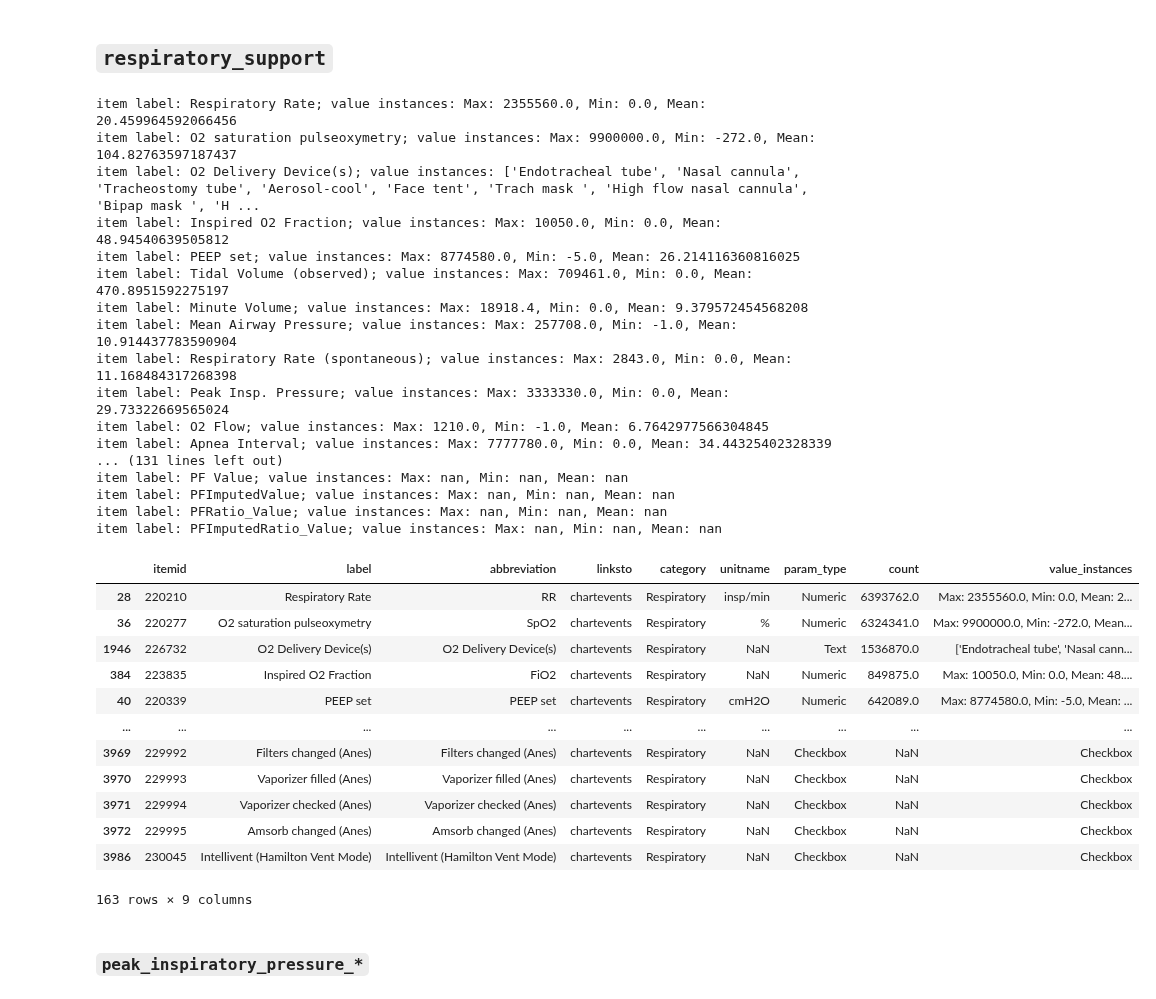
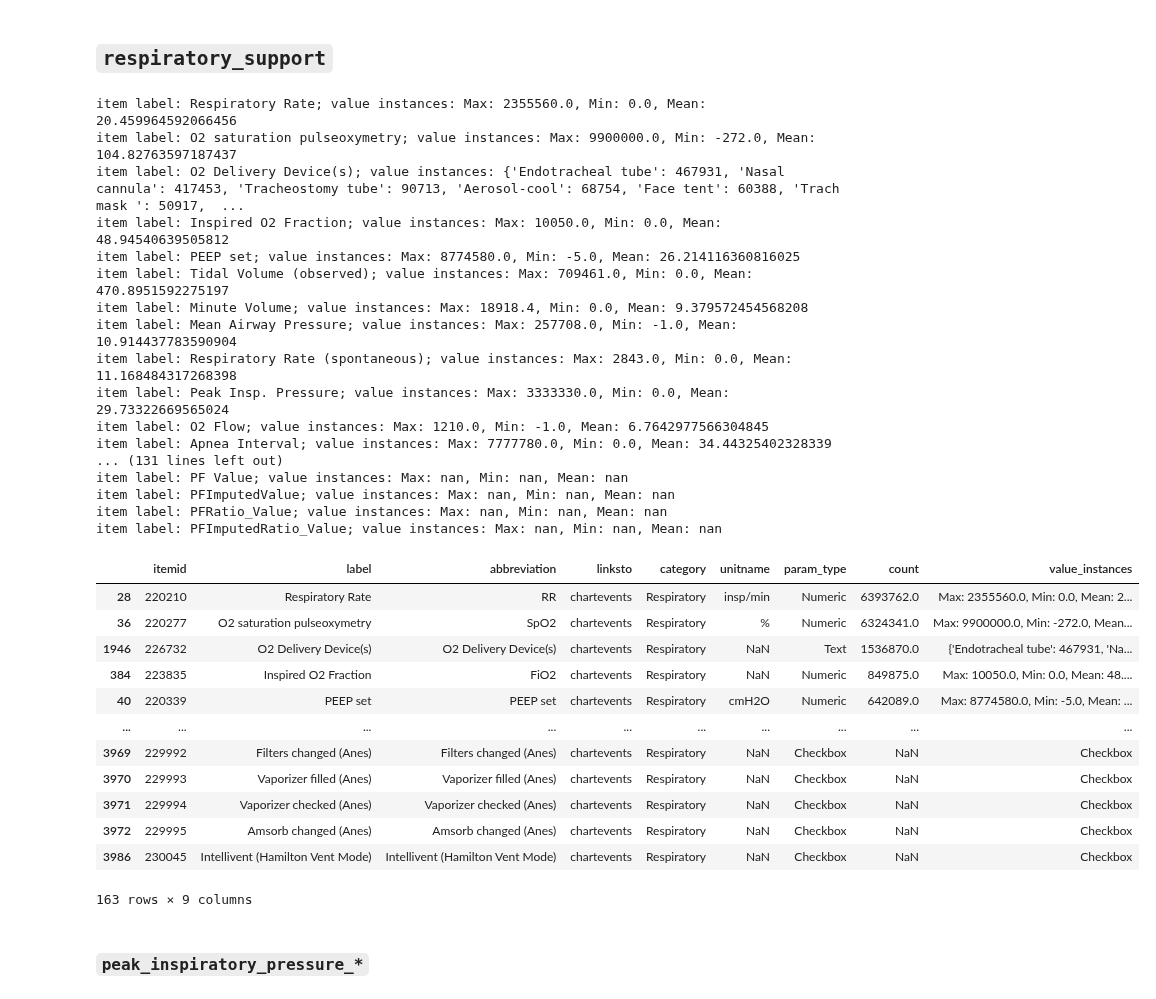
Before and after one commit to oldsandiaz/mimicclif, a Jupyter notebook: code/eda.ipynb, the cells around one changed output. Saved outputs shown, nothing was run; the diff lists cells and outputs as text; code cells hidden in the pictures.

Commit message:
started eda of the data structure of resp events

```diff
--- a/code/eda.ipynb
+++ b/code/eda.ipynb
@@ -38,11 +43,22 @@ outputevents = load_mimic_table("icu", "outputevents", "csv")
 # %% [markdown]
 ## `ItemFinder`
 # %%
-def item_id_to_events(item_id: int, df = chartevents):
+def item_id_to_feature_value(item_id: int, col: str):
+    '''
+    Find the corresponding feature value of an item by id.
+    i.e. find the label, or linksto, or item with id 226732.
+    '''
+    return d_items.loc[d_items["itemid"] == item_id, col].values[0]
+
+def item_id_to_events(item_id: int):
     '''
     Return all the events associated with an item id in a pandas df.
     '''
-    return df.loc[df["itemid"] == item_id, :]
+    # find whether it is chartevents, or procedure events, etc.
+    linksto_table_name = item_id_to_feature_value(item_id, "linksto")
+    # turn string into a dj object
+    linksto_df = globals()[linksto_table_name]
+    return linksto_df.loc[linksto_df["itemid"] == item_id, :]
 
 class ItemFinder():
     def __init__(self, kw, df = d_items, col: str = "label",
@@ -87,7 +103,6 @@ class ItemFinder():
                 events_df["itemid"].isin(self.kw_items_ids),
                 :
             ]
-
             # a df of item freq for one event type
             item_freq_df = kw_events_df.value_counts("itemid")
 
@@ -138,7 +153,7 @@ class ItemFinder():
         if param_type == "Numeric":
             val_instances = ItemFinder.item_id_to_value_instances_numeric(item_id)
         elif param_type == "Text":
-            val_instances = ItemFinder.item_id_to_value_instances_categorical(item_id)
+            val_instances = ItemFinder.item_id_to_value_instances_categorical(item_id).to_dict()
         else:
             return param_type
         print(f"item label: {label}; value instances: {str(val_instances)}")
@@ -150,7 +165,7 @@ class ItemFinder():
         Return all the unique categories
         '''
         assoc_chartevents = chartevents.loc[chartevents["itemid"] == item_id, :]
-        categories = assoc_chartevents.value_counts("value").index.to_list()
+        categories = assoc_chartevents.value_counts("value") # a pd series
         return categories
 
     @staticmethod
@@ -553,30 +568,30 @@ ItemFinder("protein").create_candidate_table()
 # %% [markdown]
 ## `respiratory_support`
 # %%
-resp_df = ItemFinder("Respiratory", col="category").candidate_table
-resp_df
+resp_items_df = ItemFinder("Respiratory", col="category").candidate_table
+resp_items_df
 # %% [output]
 item label: Respiratory Rate; value instances: Max: 2355560.0, Min: 0.0, Mean: 20.459964592066456
 item label: O2 saturation pulseoxymetry; value instances: Max: 9900000.0, Min: -272.0, Mean: 104.82763597187437
-item label: O2 Delivery Device(s); value instances: ['Endotracheal tube', 'Nasal cannula', 'Tracheostomy tube', 'Aerosol-cool', 'Face tent', 'Trach mask ', 'High flow nasal cannula', 'Bipap mask ', 'H ...
+item label: O2 Delivery Device(s); value instances: {'Endotracheal tube': 467931, 'Nasal cannula': 417453, 'Tracheostomy tube': 90713, 'Aerosol-cool': 68754, 'Face tent': 60388, 'Trach mask ': 50917,  ...
 item label: Inspired O2 Fraction; value instances: Max: 10050.0, Min: 0.0, Mean: 48.94540639505812
 item label: PEEP set; value instances: Max: 8774580.0, Min: -5.0, Mean: 26.214116360816025
 item label: Tidal Volume (observed); value instances: Max: 709461.0, Min: 0.0, Mean: 470.8951592275197
 item label: Minute Volume; value instances: Max: 18918.4, Min: 0.0, Mean: 9.379572454568208
 item label: Mean Airway Pressure; value instances: Max: 257708.0, Min: -1.0, Mean: 10.914437783590904
 item label: Respiratory Rate (spontaneous); value instances: Max: 2843.0, Min: 0.0, Mean: 11.168484317268398
 item label: Peak Insp. Pressure; value instances: Max: 3333330.0, Min: 0.0, Mean: 29.73322669565024
 item label: O2 Flow; value instances: Max: 1210.0, Min: -1.0, Mean: 6.7642977566304845
 item label: Apnea Interval; value instances: Max: 7777780.0, Min: 0.0, Mean: 34.44325402328339
 ... (131 lines left out)
 item label: PF Value; value instances: Max: nan, Min: nan, Mean: nan
 item label: PFImputedValue; value instances: Max: nan, Min: nan, Mean: nan
 item label: PFRatio_Value; value instances: Max: nan, Min: nan, Mean: nan
 item label: PFImputedRatio_Value; value instances: Max: nan, Min: nan, Mean: nan
 |  | itemid | label | abbreviation | linksto | category | unitname | param_type | count | value_instances |
 | 28 | 220210 | Respiratory Rate | RR | chartevents | Respiratory | insp/min | Numeric | 6393762.0 | Max: 2355560.0, Min: 0.0, Mean: 2... |
 | 36 | 220277 | O2 saturation pulseoxymetry | SpO2 | chartevents | Respiratory | % | Numeric | 6324341.0 | Max: 9900000.0, Min: -272.0, Mean... |
-| 1946 | 226732 | O2 Delivery Device(s) | O2 Delivery Device(s) | chartevents | Respiratory | NaN | Text | 1536870.0 | ['Endotracheal tube', 'Nasal cann... |
+| 1946 | 226732 | O2 Delivery Device(s) | O2 Delivery Device(s) | chartevents | Respiratory | NaN | Text | 1536870.0 | {'Endotracheal tube': 467931, 'Na... |
 | 384 | 223835 | Inspired O2 Fraction | FiO2 | chartevents | Respiratory | NaN | Numeric | 849875.0 | Max: 10050.0, Min: 0.0, Mean: 48.... |
 | 40 | 220339 | PEEP set | PEEP set | chartevents | Respiratory | cmH2O | Numeric | 642089.0 | Max: 8774580.0, Min: -5.0, Mean: ... |
 | ... | ... | ... | ... | ... | ... | ... | ... | ... | ... |
```
Also changed, not shown: parts of 9 cells of this notebook.
